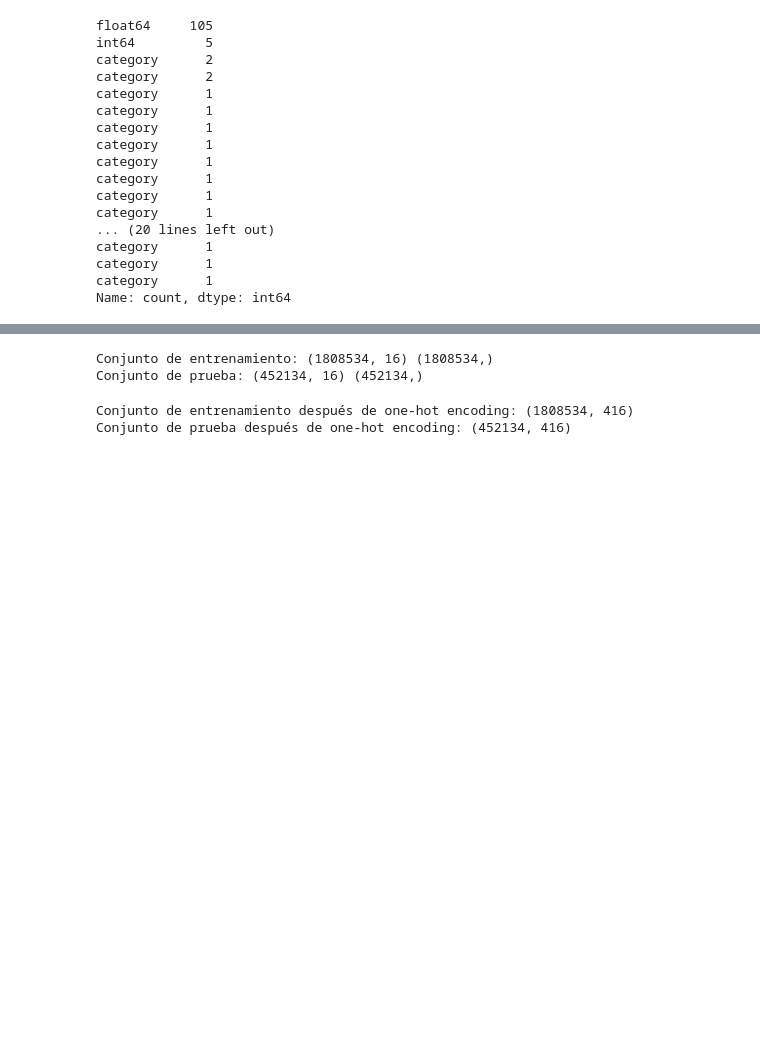
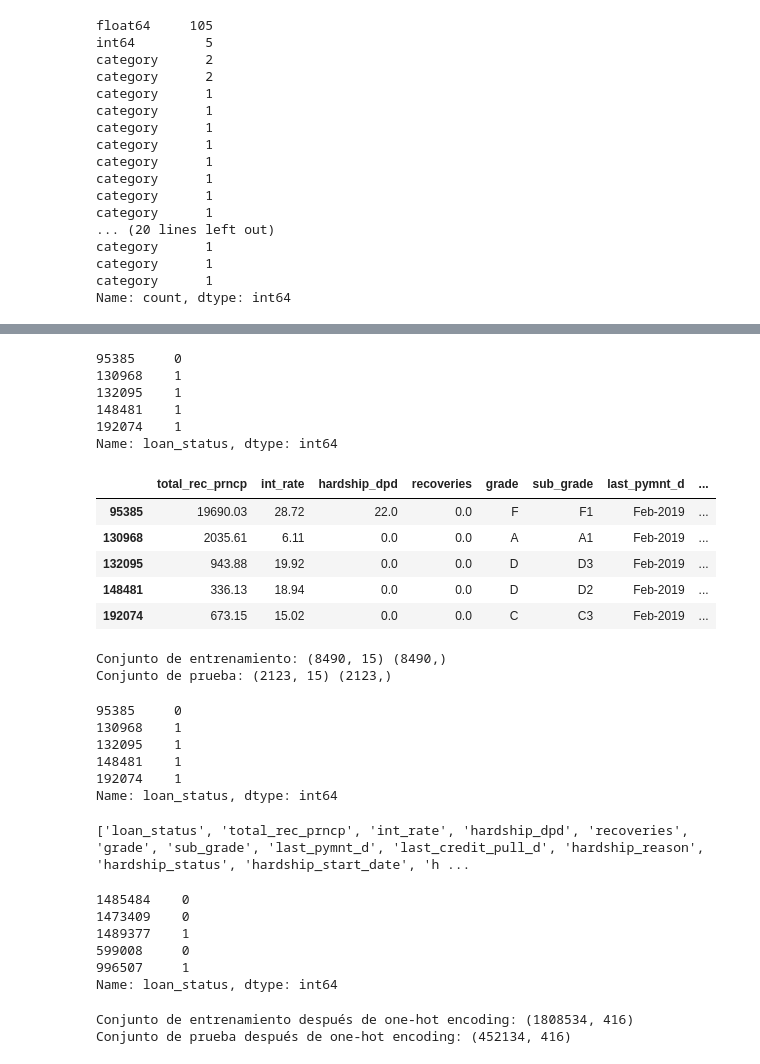
Before and after one commit to mro339/tfg, a Jupyter notebook: REPETIR.ipynb, the cells around one changed output, grey strips where cells are left out. Saved outputs shown, nothing was run; the diff lists cells and outputs as text; code cells hidden in the pictures; blank space fills up the shorter version.

```diff
--- a/REPETIR.ipynb
+++ b/REPETIR.ipynb
@@ -352,8 +410,26 @@ Name: count, dtype: int64
+# %%
+variableObjetivo.head()
+# %% [output]
+95385     0
+130968    1
+132095    1
+148481    1
+192074    1
+Name: loan_status, dtype: int64
+# %%
+variablePredictivos.head()
+# %% [output]
+|  | total_rec_prncp | int_rate | hardship_dpd | recoveries | grade | sub_grade | last_pymnt_d | ... |
+| 95385 | 19690.03 | 28.72 | 22.0 | 0.0 | F | F1 | Feb-2019 | ... |
+| 130968 | 2035.61 | 6.11 | 0.0 | 0.0 | A | A1 | Feb-2019 | ... |
+| 132095 | 943.88 | 19.92 | 0.0 | 0.0 | D | D3 | Feb-2019 | ... |
+| 148481 | 336.13 | 18.94 | 0.0 | 0.0 | D | D2 | Feb-2019 | ... |
+| 192074 | 673.15 | 15.02 | 0.0 | 0.0 | C | C3 | Feb-2019 | ... |
 # %%
+# Definir las variables predictoras (X) y la variable objetivo (y)
 
-# Definir las variables predictoras (X) y la variable objetivo (y)
-X = df[variables_fuertes_finales_totales]  # Variables finales seleccionadas
-y = df['loan_status']              # Variable objetivo
+x = variablePredictivos
+y = variableObjetivo
 
 # Dividir los datos en conjuntos de entrenamiento y prueba (80% entrenamiento, 20% prueba)
 X_train, X_test, y_train, y_test = train_test_split(X, y, test_size=0.2, random_state=42)
@@ -362,8 +438,30 @@ X_train, X_test, y_train, y_test = train_test_split(X, y, test_size=0.2, random_
 print("Conjunto de entrenamiento:", X_train.shape, y_train.shape)
 print("Conjunto de prueba:", X_test.shape, y_test.shape)
 # %% [output]
-Conjunto de entrenamiento: (1808534, 16) (1808534,)
-Conjunto de prueba: (452134, 16) (452134,)
+Conjunto de entrenamiento: (8490, 15) (8490,)
+Conjunto de prueba: (2123, 15) (2123,)
+# %%
+y.head()
+# %% [output]
+95385     0
+130968    1
+132095    1
+148481    1
+192074    1
+Name: loan_status, dtype: int64
+# %%
+print(variables_fuertes_finales_totales)
+# %% [output]
+['loan_status', 'total_rec_prncp', 'int_rate', 'hardship_dpd', 'recoveries', 'grade', 'sub_grade', 'last_pymnt_d', 'last_credit_pull_d', 'hardship_reason', 'hardship_status', 'hardship_start_date', 'h ...
+# %%
+y_train.head()
+# %% [output]
+1485484    0
+1473409    0
+1489377    1
+599008     0
+996507     1
+Name: loan_status, dtype: int64
 # %%
 '''
 ## Identificar las columnas categóricas en X_train
```
Also changed, not shown: parts of 7 cells of this notebook.
